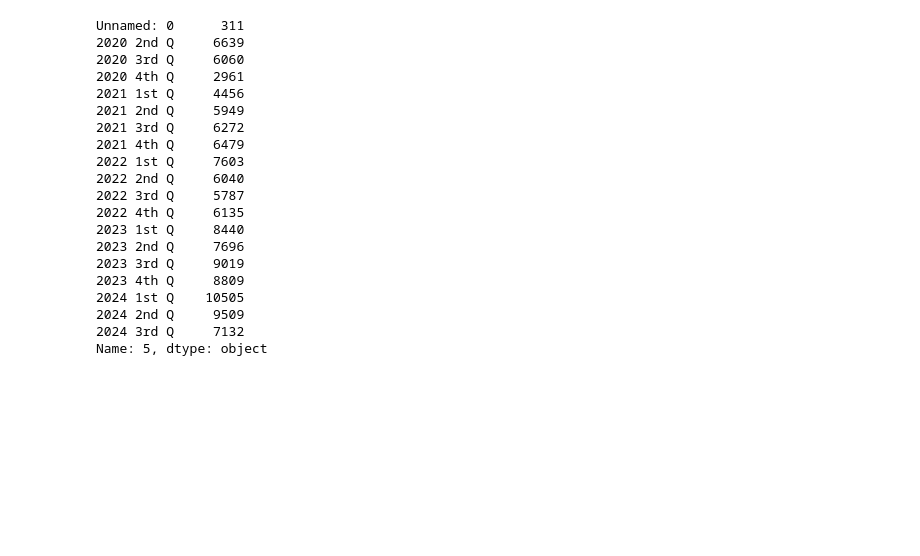
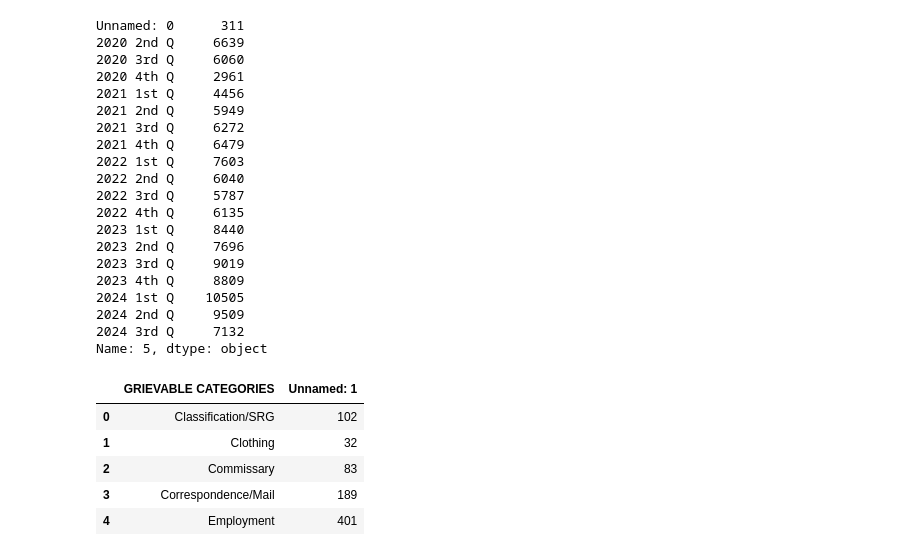
Before and after one commit to rkmccray/311-grievances, a Jupyter notebook: 311-jail-data.ipynb, the cells around one changed output. Cells and saved outputs as stored; diff of their text form; code cells hidden in the pictures; blank space fills up the shorter version.

```diff
--- a/311-jail-data.ipynb
+++ b/311-jail-data.ipynb
@@ -67,0 +62,11 @@ Name: 5, dtype: object
+# %%
+## call first OCGS df
+
+df1.head()
+# %% [output]
+|  | GRIEVABLE CATEGORIES | Unnamed: 1 |
+| 0 | Classification/SRG | 102 |
+| 1 | Clothing | 32 |
+| 2 | Commissary | 83 |
+| 3 | Correspondence/Mail | 189 |
+| 4 | Employment | 401 |
```
Also changed, not shown: parts of 8 cells of this notebook, 22 other files.
